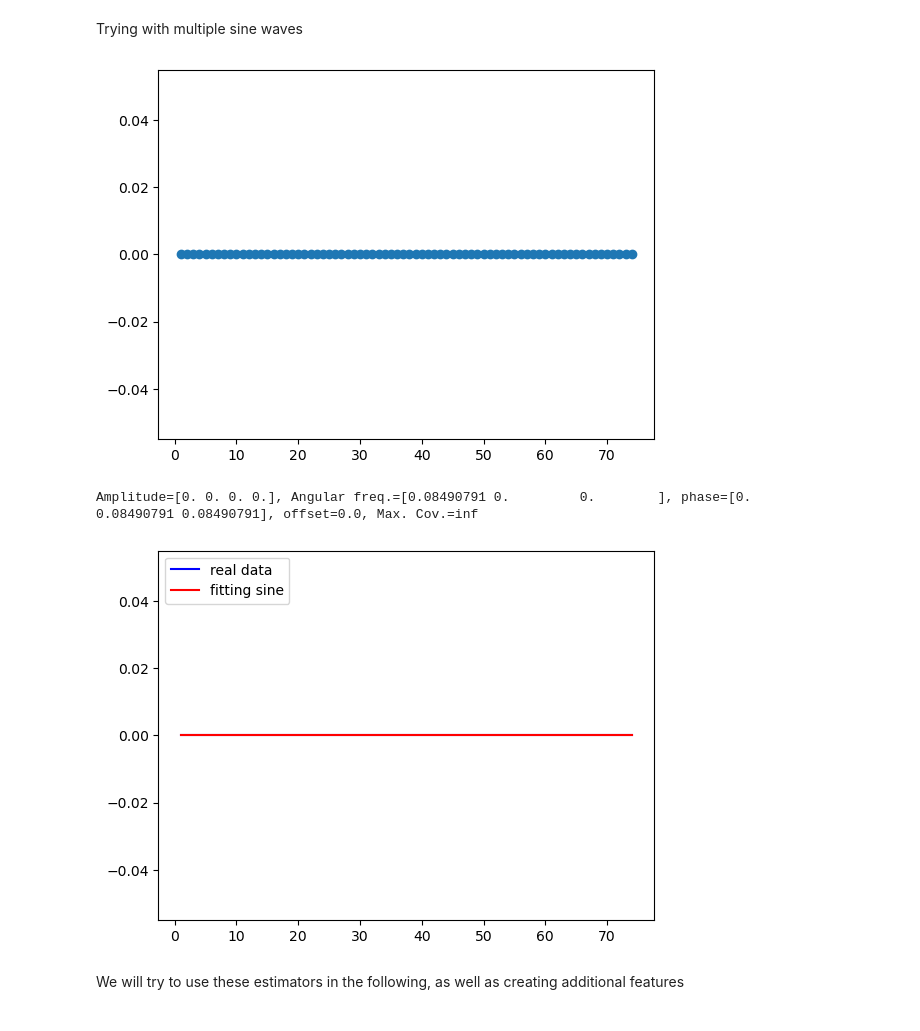
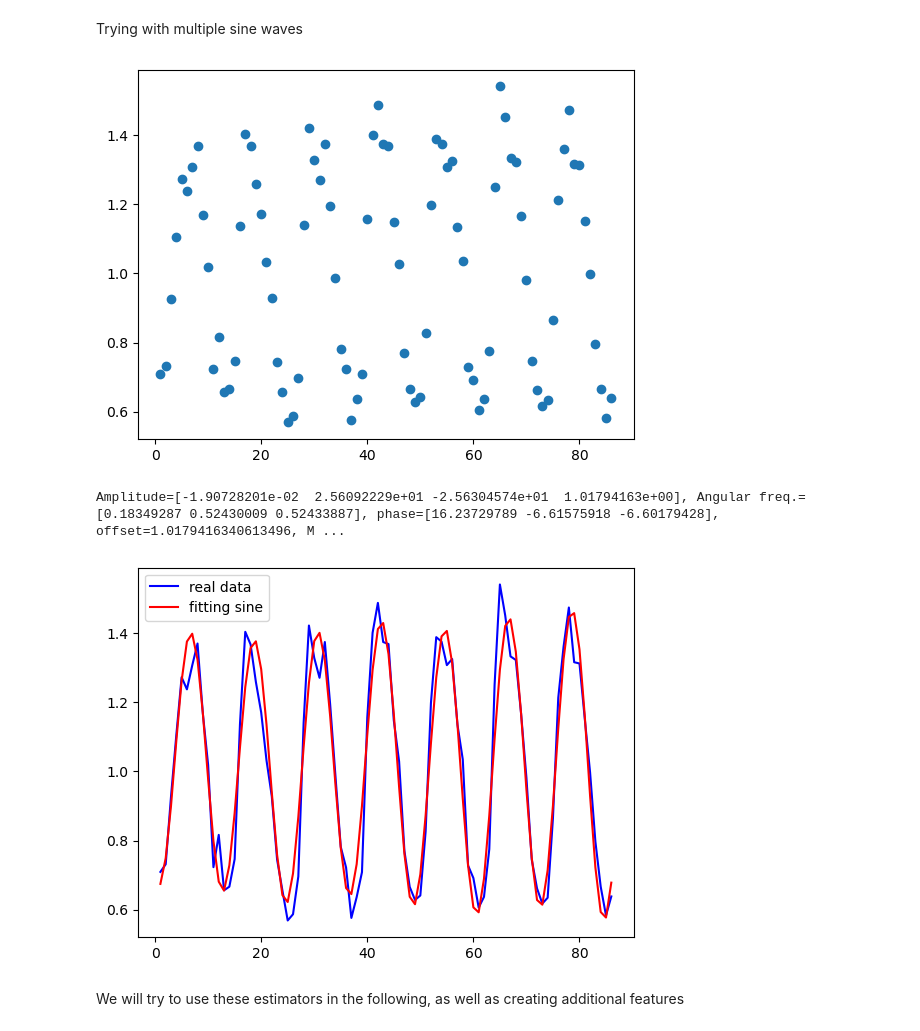
Before and after one commit to gaya22/Project_3_SEne, a Jupyter notebook: 04_feature_selection.ipynb, the cells around one changed output. Saved outputs shown, nothing was run; the diff lists cells and outputs as text; code cells hidden in the pictures.

```diff
--- a/04_feature_selection.ipynb
+++ b/04_feature_selection.ipynb
@@ -18,6 +18,7 @@ From the previous analysis, we know that gas consumption and gas stocks are peri
 # %%
 dfIT = pd.read_csv('Data_03.csv')
 dfIT=dfIT.set_index('date')
+dfIT = dfIT.loc[dfIT.index > '2009-12-01 ']
 dfIT.index=pd.to_datetime(dfIT.index, format='%Y-%m-%d')
 
 #The idea behind the next feature is: 'ratio' looks periodic, if it can be autocorrelated, then we have a good candidate for the forecasting!
@@ -33,6 +34,9 @@ from statsmodels.tsa.ar_model import AutoReg
 plotter = dfIT.loc[(dfIT.loc[:,'ratio'].notna()) & (dfIT.index < '2020-01-01'),'ratio']
 print('Analyzing feature: ' + plotter.name)
 
+plt.plot(plotter)
+plt.show()
+
 #autocorrelation
 autocorrelation_plot(plotter)
 plt.show()
@@ -104,7 +119,7 @@ Trying with a single sine wave
 import numpy as np
 import scipy.optimize
 
-yy = dfIT.values[72:146,10]
+yy = dfIT.values[36:122,-1]
 tt = np.arange(1,len(yy)+1,1)
 
 plt.scatter(tt, yy)
@@ -161,13 +176,13 @@ import numpy as np
 import scipy.optimize
 import matplotlib.pyplot as plt
 
-yy = dfIT.values[72:146, 10]
+yy = dfIT.values[36:122, -1]
 tt = np.arange(1, len(yy) + 1, 1)
 
 plt.scatter(tt, yy)
 plt.show()
 
-def fit_sin(tt, yy, n=3):
+def fit_sin(tt, yy, n=5):
     tt = np.array(tt)
     yy = np.array(yy)
     ff = np.fft.fftfreq(len(tt), (tt[1] - tt[0]))  # Assume uniform spacing
@@ -192,36 +207,36 @@ def fit_sin(tt, yy, n=3):
 
     popt, pcov = scipy.optimize.curve_fit(sinfunc, tt, yy, p0=guess)
     A = popt[::3]
     w = popt[1::3]
     p = popt[2::3]
     c = popt[-1]
 
     fitfunc = lambda t: c
     for i in range(n):
         fitfunc = lambda t, i=i, fitfunc=fitfunc: fitfunc(t) + A[i] * np.sin(w[i] * t + p[i])
 
     return {
         "amp": A,
         "omega": w,
         "phase": p,
         "offset": c,
         "fitfunc": fitfunc,
         "maxcov": np.max(pcov),
         "rawres": (guess, popt, pcov)
     }
 
 res2 = fit_sin(tt, yy, n=3)
 print(f"Amplitude={res2['amp']}, Angular freq.={res2['omega']}, phase={res2['phase']}, offset={res2['offset']}, Max. Cov.={res2['maxcov']}")
 
 yy2 = res2['fitfunc'](tt)
 plt.plot(tt, yy, "-b", label="real data")
 plt.plot(tt, yy2, "-r", label="fitting sine")
 plt.legend(loc="upper left")
 plt.show()
 # %% [output]
-[figure, old version]
+[figure, new version]
-Amplitude=[0. 0. 0. 0.], Angular freq.=[0.08490791 0.         0.        ], phase=[0.         0.08490791 0.08490791], offset=0.0, Max. Cov.=inf
+Amplitude=[-1.90728201e-02  2.56092229e+01 -2.56304574e+01  1.01794163e+00], Angular freq.=[0.18349287 0.52430009 0.52433887], phase=[16.23729789 -6.61575918 -6.60179428], offset=1.0179416340613496, M ...
-[figure, old version]
+[figure, new version]
 # %% [markdown]
 We will try to use these estimators in the following, as well as creating additional features
 # %% [markdown]
```
Also changed, not shown: parts of 10 cells of this notebook.
